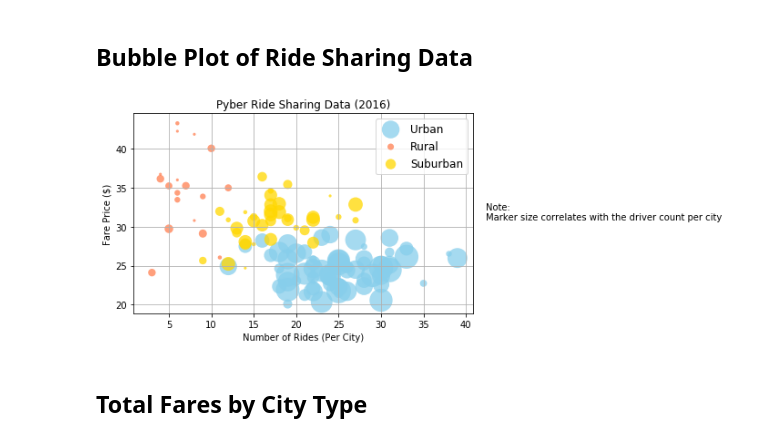
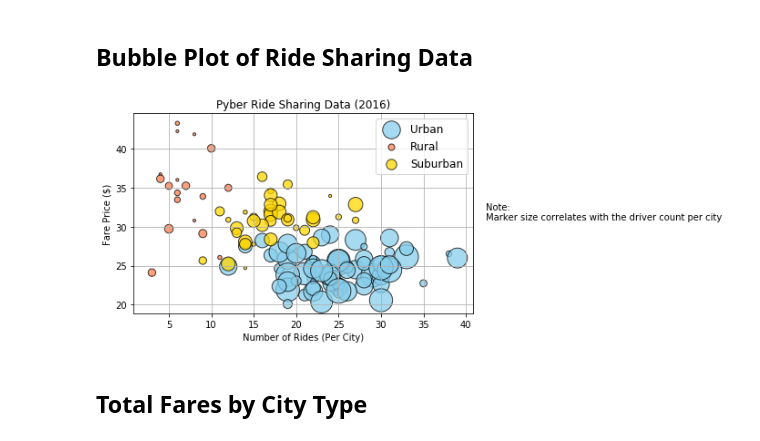
Before and after one commit to mmsquier/HW5-Matplotlib-Analysis, a Jupyter notebook: pyber_Maggy Squier.ipynb, the cells around one changed output. Drawn from its saved outputs; the diff is of its cells as text; code cells hidden in the pictures.

Commit message:
Finished and updated
Visually made the scattered plot chart a bit more readable by adding borders to the markers

```diff
--- a/pyber_Maggy Squier.ipynb
+++ b/pyber_Maggy Squier.ipynb
@@ -71,7 +71,7 @@ urban_plt = plt.scatter(x=pyber_urban["Riders per City"],
                         y= pyber_urban["Fare per City"],
                         s=pyber_urban["Drivers per City"]*10,
                         color="SkyBlue",
-                        edgecolor = "none",
+                        edgecolor = "black",
                         alpha = .75,
                         label = "Urban" )
 
@@ -80,40 +80,40 @@ rural_plt = plt.scatter(x=pyber_rural["Riders per City"],
                         y= pyber_rural["Fare per City"],
                         s=pyber_rural["Drivers per City"]*10,
                         color="Coral",
-                        edgecolor = "none",
+                        edgecolor = "black",
                         alpha = .75,
                         label = "Rural" )
 #Plotting of data based on the suburban rows
 suburban_plt = plt.scatter(x=pyber_suburban["Riders per City"],
                         y= pyber_suburban["Fare per City"],
                         s=pyber_suburban["Drivers per City"]*10,
                         color="Gold",
-                        edgecolor = "none",
+                        edgecolor = "black",
                         alpha = .75,
                         label = "Suburban" )
 
 # Incorporate the other graph properties
 plt.title("Pyber Ride Sharing Data (2016)")
 plt.xlabel("Number of Rides (Per City)")
 plt.ylabel("Fare Price ($)")
 plt.grid() #background grid
 plt.tight_layout() #fitted
 
 
 # Create a legend
 plt.legend(loc="best", fontsize=12)
 
 # Incorporate a text label regarding circle size
 # ^s in plotting code is for size
 #plt.figure(figsize=(5,5)) <<WxL parameters
 
 plt.figtext(x=1, y=.5, s="Note: \nMarker size correlates with the driver count per city")
 
 # Save Figure
 
 plt.savefig("../Images/pyberhw_plot.png",bbox_inches="tight")
 # %% [output]
-[figure, old version]
+[figure, new version]
 # %%
 # Show plot
 plt.show()
```
Also changed, not shown: parts of 2 cells of this notebook.
